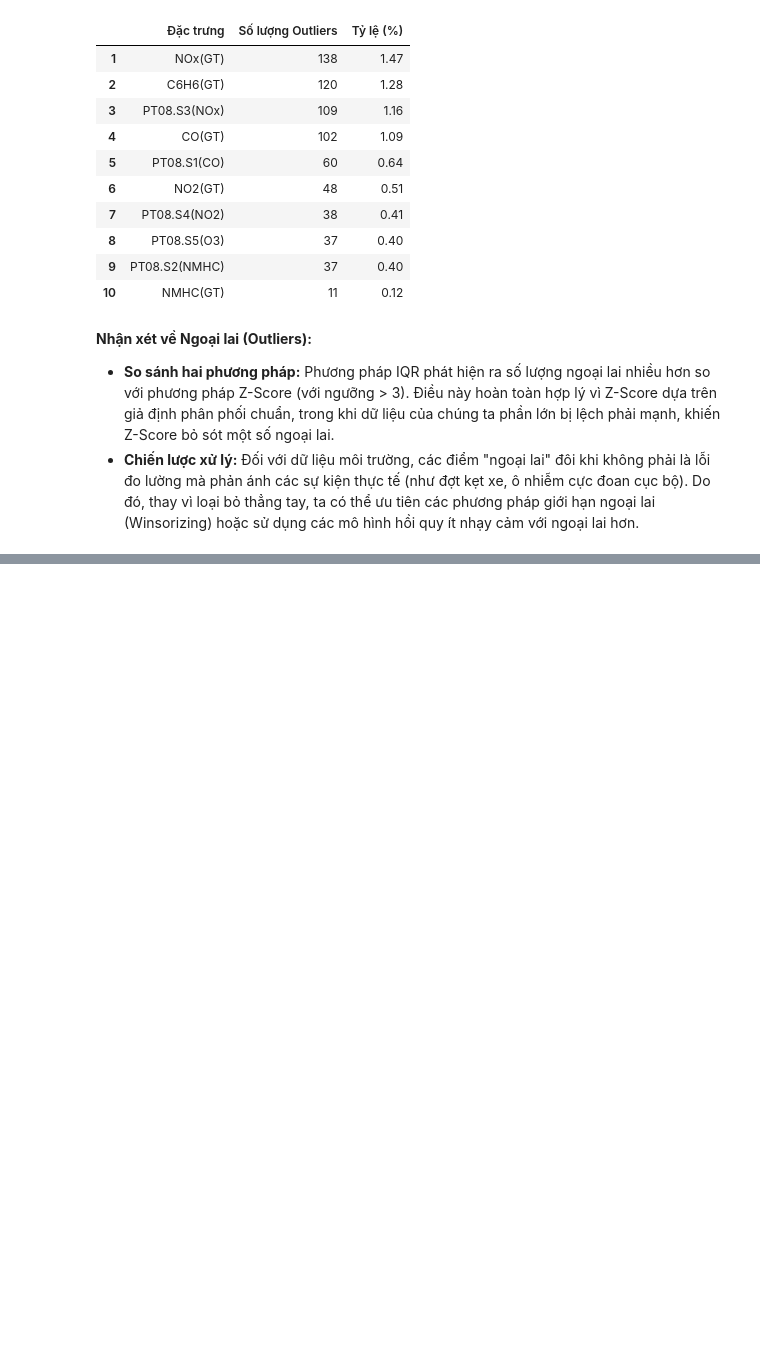
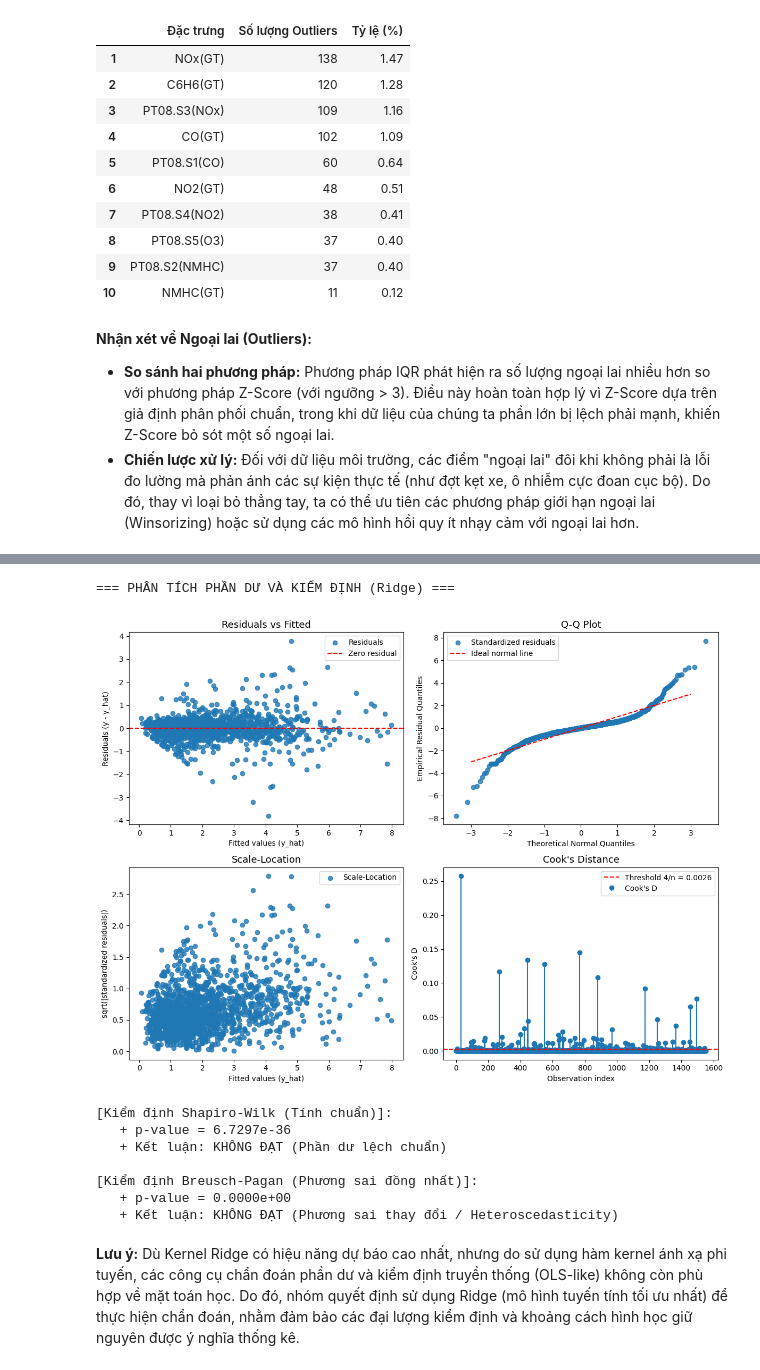
Before and after one commit to ImSoul0511/air-quality-co-regression, a Jupyter notebook: part2/part2_notebook.ipynb, the cells around one changed output, grey strips where cells are left out. Drawn from its saved outputs; the diff is of its cells as text; code cells hidden in the pictures; blank space fills up the shorter version.

```diff
--- a/part2/part2_notebook.ipynb
+++ b/part2/part2_notebook.ipynb
@@ -193,0 +339,32 @@ display(EDAToolkit.outlier_report_zscore(df_raw))
+# %%
+diag_model_name = 'Ridge'
+diag_result = comparator.results[diag_model_name]
+
+print(f"=== PHÂN TÍCH PHẦN DƯ VÀ KIỂM ĐỊNH ({diag_model_name}) ===")
+y_test_pred = diag_result['y_pred']
+y_test_true = comparator.y_test
+X_test_plot = comparator.X_test
+
+fig, metrics = residual_diagnostics(y_test_true, y_test_pred, X_test_plot)
+
+sw_test = comparator.shapiro_wilk_test(diag_result['residuals'])
+print(f"\n[Kiểm định Shapiro-Wilk (Tính chuẩn)]:")
+print(f"   + p-value = {sw_test['p_value']:.4e}")
+print(f"   + Kết luận: {'ĐẠT (Phần dư phân phối chuẩn)' if sw_test['is_normal'] else 'KHÔNG ĐẠT (Phần dư lệch chuẩn)'}")
+
+bp_test = comparator.breusch_pagan_test(comparator.X_test, diag_result['residuals'])
+print(f"\n[Kiểm định Breusch-Pagan (Phương sai đồng nhất)]:")
+print(f"   + p-value = {bp_test['p_value']:.4e}")
+print(f"   + Kết luận: {'ĐẠT (Đồng phương sai)' if bp_test['is_homoscedastic'] else 'KHÔNG ĐẠT (Phương sai thay đổi / Heteroscedasticity)'}")
+# %% [output]
+=== PHÂN TÍCH PHẦN DƯ VÀ KIỂM ĐỊNH (Ridge) ===
+[figure, added]
+[Kiểm định Shapiro-Wilk (Tính chuẩn)]:
+   + p-value = 6.7297e-36
+   + Kết luận: KHÔNG ĐẠT (Phần dư lệch chuẩn)
+
+[Kiểm định Breusch-Pagan (Phương sai đồng nhất)]:
+   + p-value = 0.0000e+00
+   + Kết luận: KHÔNG ĐẠT (Phương sai thay đổi / Heteroscedasticity)
+# %% [markdown]
+**Lưu ý:** Dù Kernel Ridge có hiệu năng dự báo cao nhất, nhưng do sử dụng hàm kernel ánh xạ phi tuyến, các công cụ chẩn đoán phần dư và kiểm định truyền thống (OLS-like) không còn phù hợp về mặt toán học. Do đó, nhóm quyết định sử dụng Ridge (mô hình tuyến tính tối ưu nhất) để thực hiện chẩn đoán, nhằm đảm bảo các đại lượng kiểm định và khoảng cách hình học giữ nguyên được ý nghĩa thống kê.
```
Also changed, not shown: parts of 19 cells of this notebook, 1 other file.
